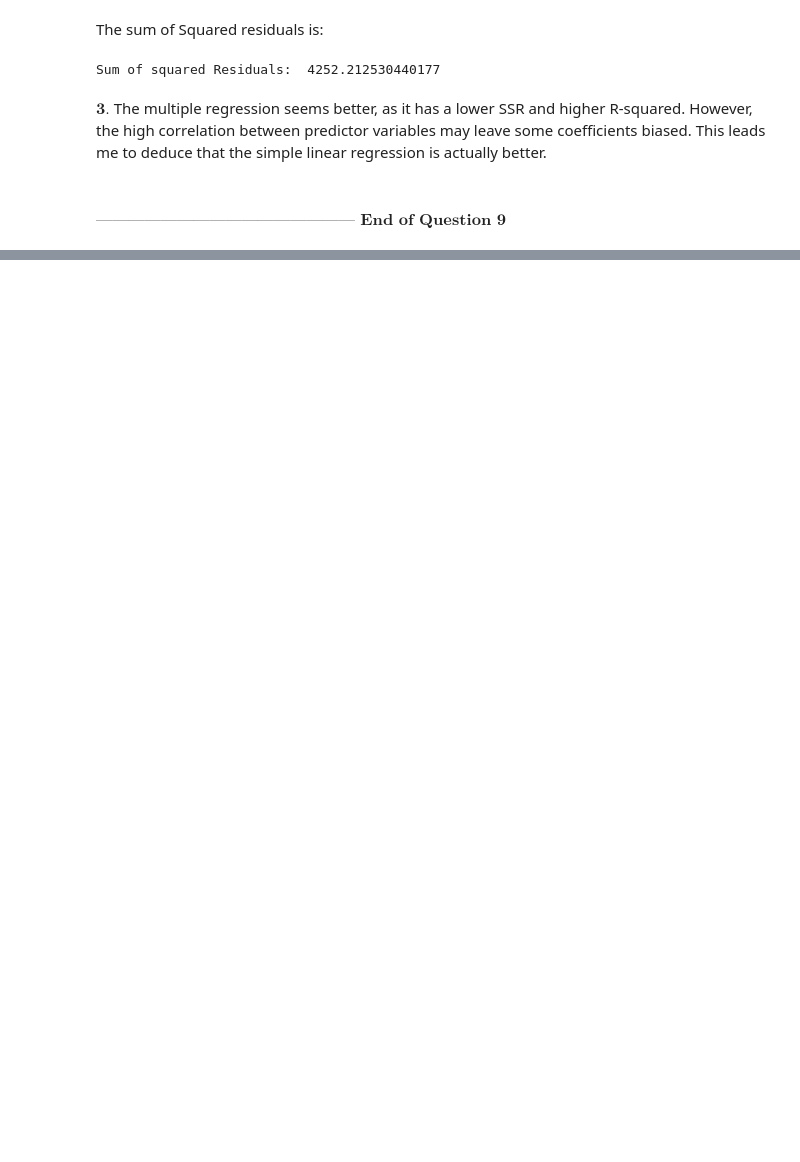
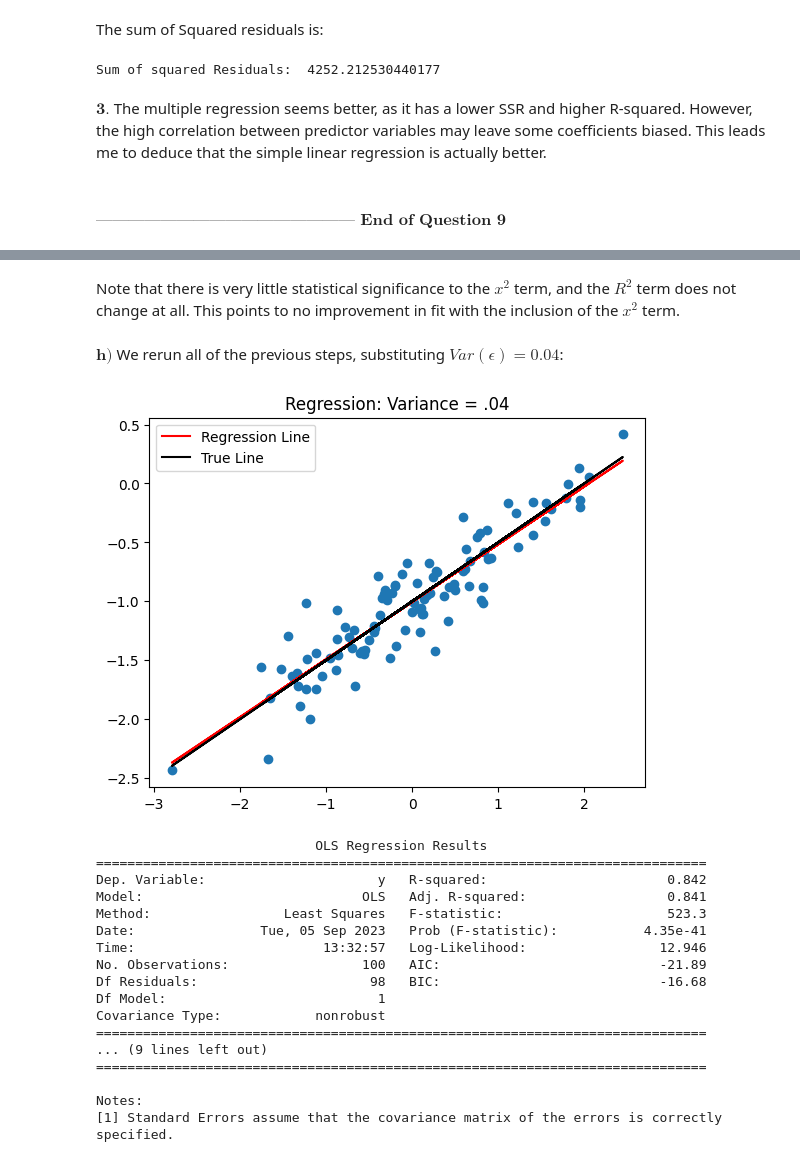
Before and after one commit to dg3358/Georgia-Tech-MATH-4803, a Jupyter notebook: HW 1/HW_1.ipynb, the cells around one changed output, grey strips where cells are left out. Saved outputs shown, nothing was run; the diff lists cells and outputs as text; code cells hidden in the pictures; blank space fills up the shorter version.

```diff
--- a/HW 1/HW_1.ipynb
+++ b/HW 1/HW_1.ipynb
@@ -423,0 +525,44 @@ Text(0.5, 0.98, 'My plot')
+# %% [markdown]
+Note that there is very little statistical significance to the $x^2$ term, and the $R^2$ term does not change at all. This points to no improvement in fit with the inclusion of the $x^2$ term.
+# %% [markdown]
+$\textbf{h)}$ We rerun all of the previous steps, substituting $Var(\epsilon) = 0.04$:
+# %%
+#part a again
+xvars = np.random.normal(0,1,100);
+
+#part b again - changing variance
+eps = np.random.normal(0,.2, 100);
+
+#part c again
+y = -1 + .5*xvars + eps;
+
+#parts d,e, and f
+result5 = sm.ols(formula = "y ~ xvars", data = {"xvars": xvars, "y": y}).fit();
+interceptValActual = result5.params["Intercept"];
+betaValActual = result5.params["xvars"];
+plt.scatter(xvars, y)
+plt.plot(xvars, interceptValActual + betaValActual*xvars, color = 'red', label = 'Regression Line')
+plt.plot(xvars, -1 + 0.5*xvars, color = 'black', label = 'True Line')
+plt.legend()
+plt.title(label = "Regression: Variance = .04");
+plt.show()
+print(result5.summary())
+# %% [output]
+[figure, added]
+                            OLS Regression Results
+==============================================================================
+Dep. Variable:                      y   R-squared:                       0.842
+Model:                            OLS   Adj. R-squared:                  0.841
+Method:                 Least Squares   F-statistic:                     523.3
+Date:                Tue, 05 Sep 2023   Prob (F-statistic):           4.35e-41
+Time:                        13:32:57   Log-Likelihood:                 12.946
+No. Observations:                 100   AIC:                            -21.89
+Df Residuals:                      98   BIC:                            -16.68
+Df Model:                           1
+Covariance Type:            nonrobust
+==============================================================================
+... (9 lines left out)
+==============================================================================
+
+Notes:
+[1] Standard Errors assume that the covariance matrix of the errors is correctly specified.
```
Also changed, not shown: parts of 42 cells of this notebook.
